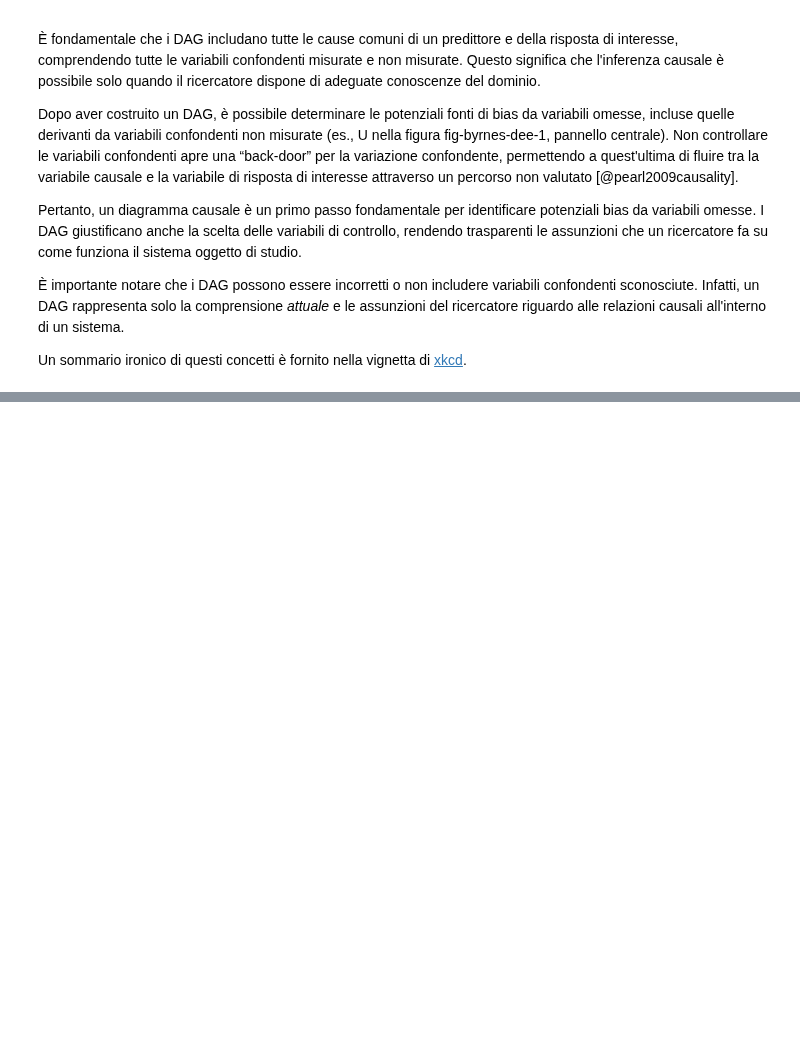
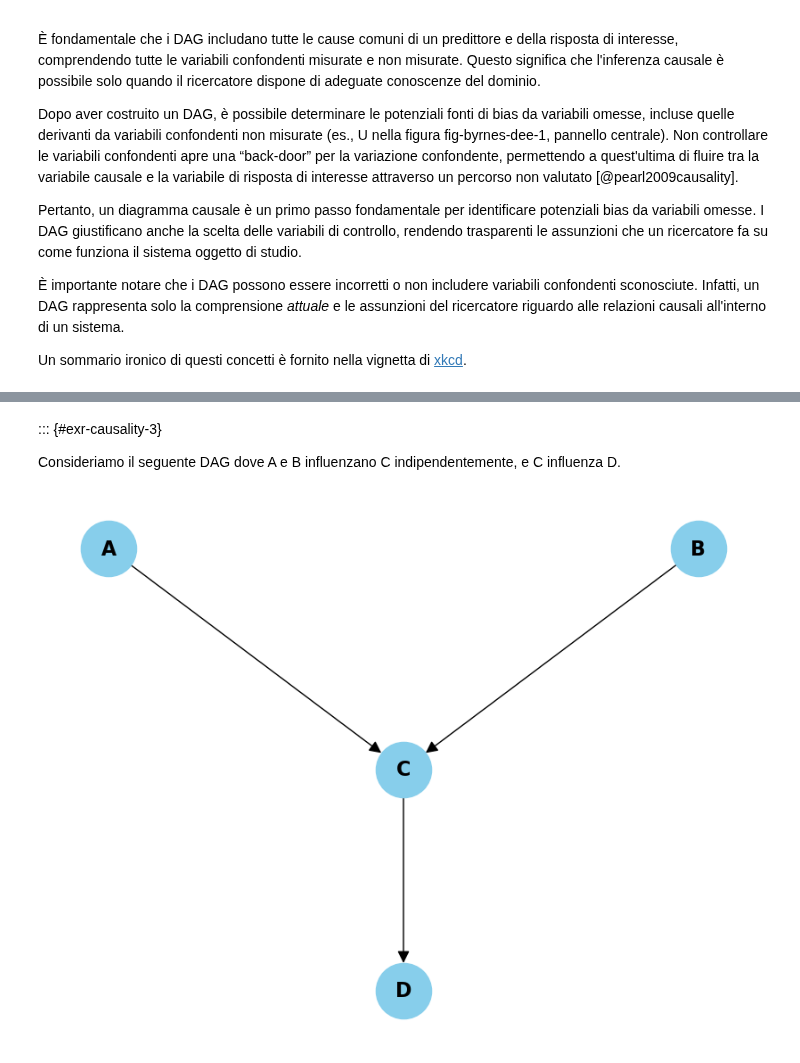
Before and after one commit to ccaudek/psicometria, a Jupyter notebook: chapters/eda/05_causality.ipynb, the cells around one changed output, grey strips where cells are left out. Drawn from its saved outputs; the diff is of its cells as text; code cells hidden in the pictures; blank space fills up the shorter version.

```diff
--- a/chapters/eda/05_causality.ipynb
+++ b/chapters/eda/05_causality.ipynb
@@ -237,0 +348,40 @@ Un sommario ironico di questi concetti è fornito nella vignetta di [xkcd](https
+# %% [markdown]
+::: {#exr-causality-3}
+
+Consideriamo il seguente DAG dove A e B influenzano C indipendentemente, e C influenza D.
+# %%
+# | echo: false
+
+import matplotlib.pyplot as plt
+import networkx as nx
+
+# Creare un grafico diretto (DAG)
+G = nx.DiGraph()
+
+# Aggiungere i nodi
+G.add_node("A")
+G.add_node("B")
+G.add_node("C")
+G.add_node("D")
+
+# Aggiungere gli archi (relazioni)
+G.add_edges_from([("A", "C"), ("B", "C"), ("C", "D")])
+
+# Posizionare i nodi manualmente
+pos = {"A": (0, 1), "B": (2, 1), "C": (1, 0), "D": (1, -1)}
+
+# Disegnare il grafico
+plt.figure(figsize=(8, 6))
+nx.draw(
+    G,
+    pos,
+    with_labels=True,
+    node_size=2000,
+    node_color="skyblue",
+    font_size=16,
+    font_weight="bold",
+    arrowsize=20,
+)
+plt.show()
+# %% [output]
+[figure, added]
```
Also changed, not shown: parts of 15 cells of this notebook, 18 other files.
